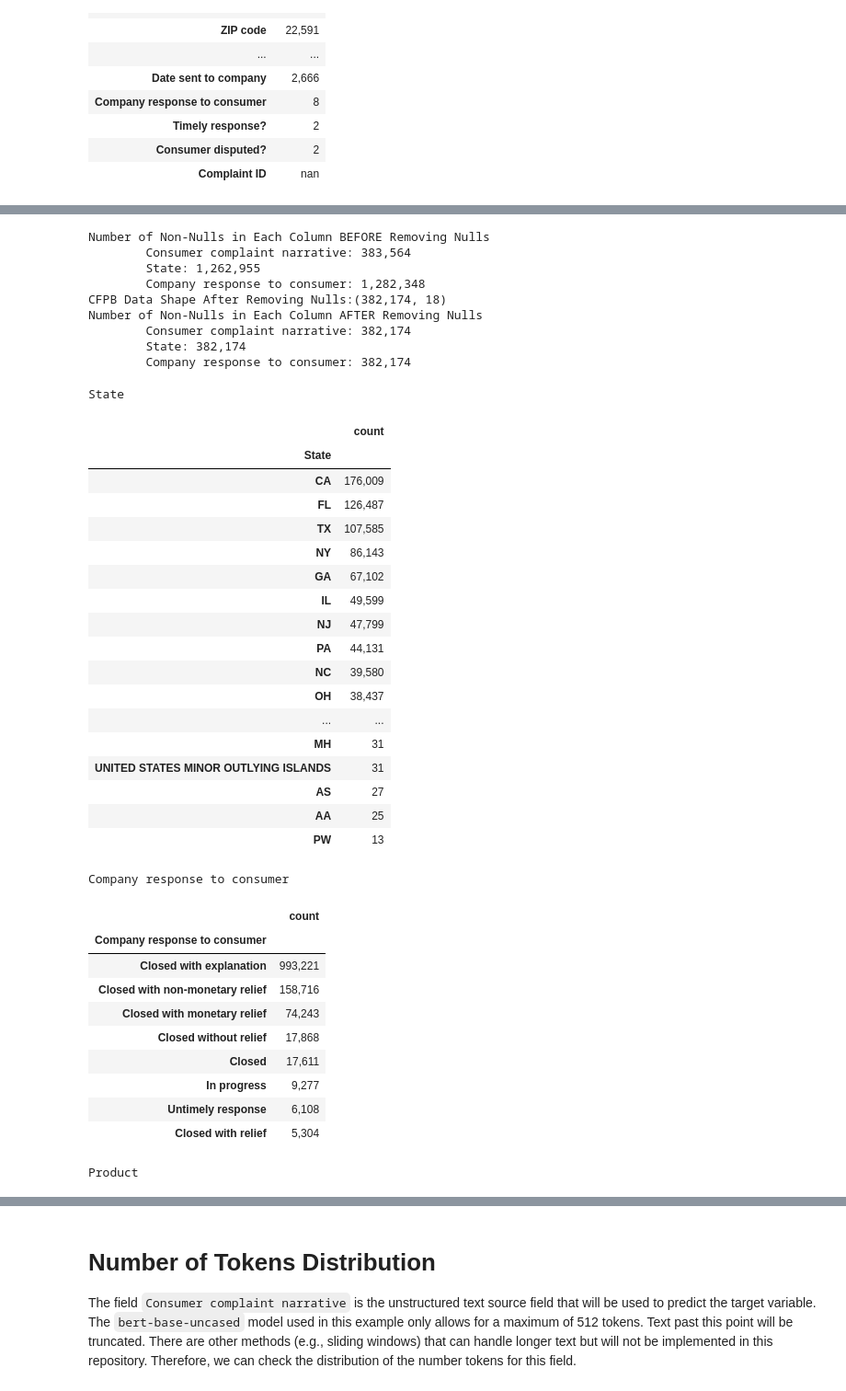
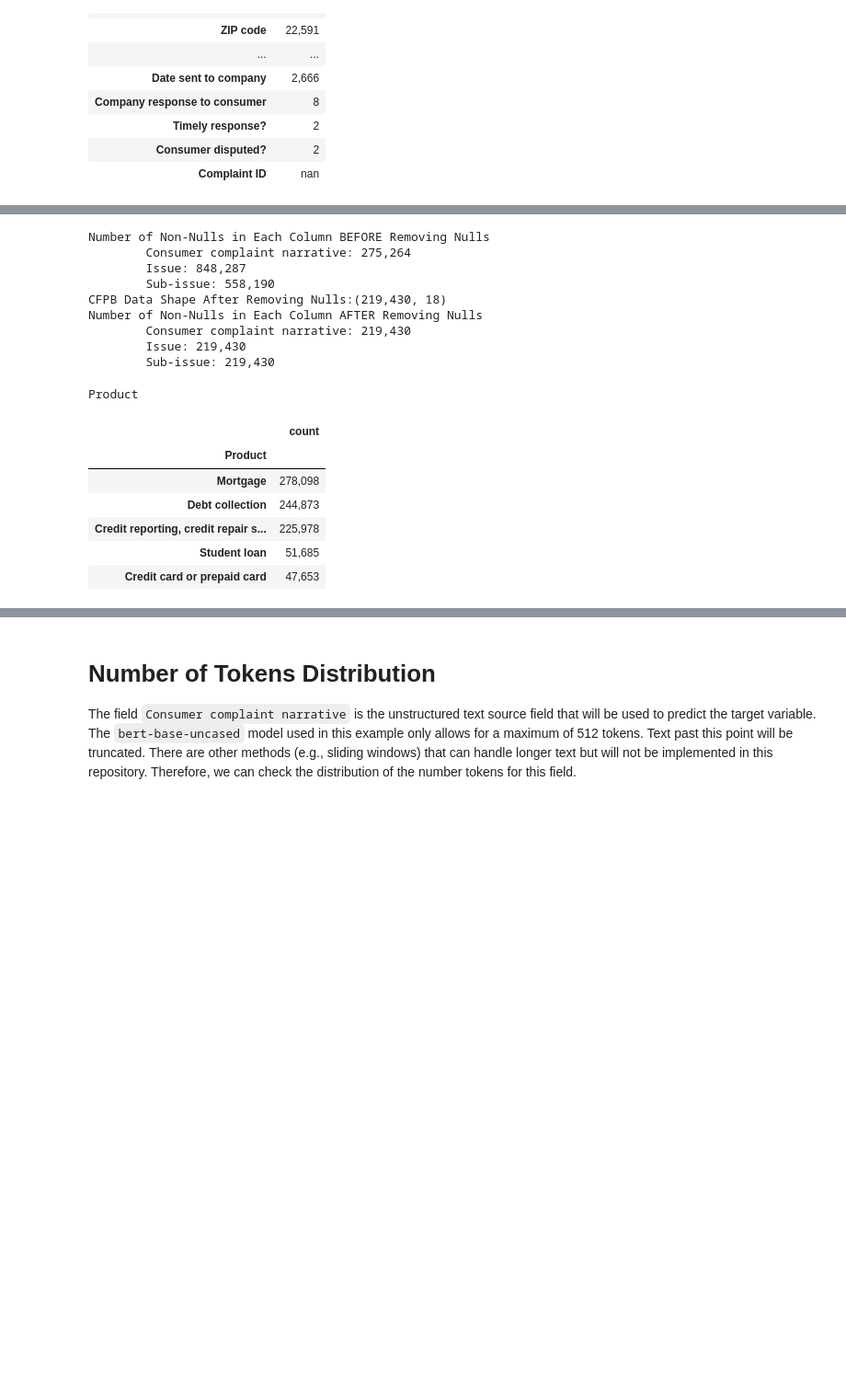
Before and after one commit to mddunlap924/PyTorch-LLM, a Jupyter notebook: notebooks/eda.ipynb, the cells around one changed output, grey strips where cells are left out. Shown at 92% size. Cells and saved outputs as stored; diff of their text form; code cells hidden in the pictures; blank space fills up the shorter version.

```diff
--- a/notebooks/eda.ipynb
+++ b/notebooks/eda.ipynb
@@ -25,7 +26,8 @@ os.environ['TOKENIZERS_PARALLELISM'] = 'True'
 PATHS = {'data': '../data/rows.csv',
          'hf_cache': os.environ['TRANSFORMERS_CACHE'],
          'save_processed_data': '../data/cfpb.csv',
-         'save_debug_data': '../data/cfpb_debug.csv'}
+         'save_debug_data': '../data/cfpb_debug.csv',
+         'save_partial_data': '../data/cfpb_partial.csv'}
 
 # Name of the model
 model_name = 'bert-base-uncased'
@@ -71,8 +96,17 @@ del tmp
+# %%
+# https://esource.dbs.ie/bitstream/handle/10788/4224/msc_shivaprasad_vm_2020.pdf?sequence=1&isAllowed=y
+# Reduce the "Product" categories for quicker processing
+keep_products = ['Credit reporting, credit repair services, or other personal consumer reports',
+                 'Credit card or prepaid card',
+                 'Mortgage',
+                 'Debt collection',
+                 'Student loan']
+df = df[df['Product'].isin(keep_products)].reset_index(drop=True)
 # %%
 # Number of nulls in source fields
 source_fields = ['Consumer complaint narrative',
-                 'State',
-                 'Company response to consumer']
+                 'Issue',
+                 'Sub-issue']
 target = 'Product'
 print(f'Number of Non-Nulls in Each Column BEFORE Removing Nulls')
 n_rows = len(df)
@@ -92,50 +126,27 @@ for col in source_fields:
     print(f'\t{col}: {n_rows - data[col].isnull().sum():,}')
 # %% [output]
 Number of Non-Nulls in Each Column BEFORE Removing Nulls
-        Consumer complaint narrative: 383,564
-        State: 1,262,955
-        Company response to consumer: 1,282,348
-CFPB Data Shape After Removing Nulls:(382,174, 18)
+        Consumer complaint narrative: 275,264
+        Issue: 848,287
+        Sub-issue: 558,190
+CFPB Data Shape After Removing Nulls:(219,430, 18)
 Number of Non-Nulls in Each Column AFTER Removing Nulls
-        Consumer complaint narrative: 382,174
-        State: 382,174
-        Company response to consumer: 382,174
+        Consumer complaint narrative: 219,430
+        Issue: 219,430
+        Sub-issue: 219,430
 # %%
 # Value counts for each categorical source field and target
-for col in source_fields[1:] + [target]:
+for col in [target]:
     print(col)
     tmp = df[col].value_counts().to_frame().style.format("{:,.0f}")
     display(tmp)
     del tmp
 # %% [output]
-State
+Product
 |  | count |
-| State |  |
-| CA | 176,009 |
-| FL | 126,487 |
-| TX | 107,585 |
-| NY | 86,143 |
-| GA | 67,102 |
-| IL | 49,599 |
-| NJ | 47,799 |
-| PA | 44,131 |
-| NC | 39,580 |
-| OH | 38,437 |
-| ... | ... |
-| MH | 31 |
-| UNITED STATES MINOR OUTLYING ISLANDS | 31 |
-| AS | 27 |
-| AA | 25 |
-| PW | 13 |
+| Product |  |
+| Mortgage | 278,098 |
+| Debt collection | 244,873 |
+| Credit reporting, credit repair s... | 225,978 |
+| Student loan | 51,685 |
+| Credit card or prepaid card | 47,653 |
-Company response to consumer
-|  | count |
-| Company response to consumer |  |
-| Closed with explanation | 993,221 |
-| Closed with non-monetary relief | 158,716 |
-| Closed with monetary relief | 74,243 |
-| Closed without relief | 17,868 |
-| Closed | 17,611 |
-| In progress | 9,277 |
-| Untimely response | 6,108 |
-| Closed with relief | 5,304 |
-Product
```
Also changed, not shown: parts of 9 cells of this notebook, 4 other files.
